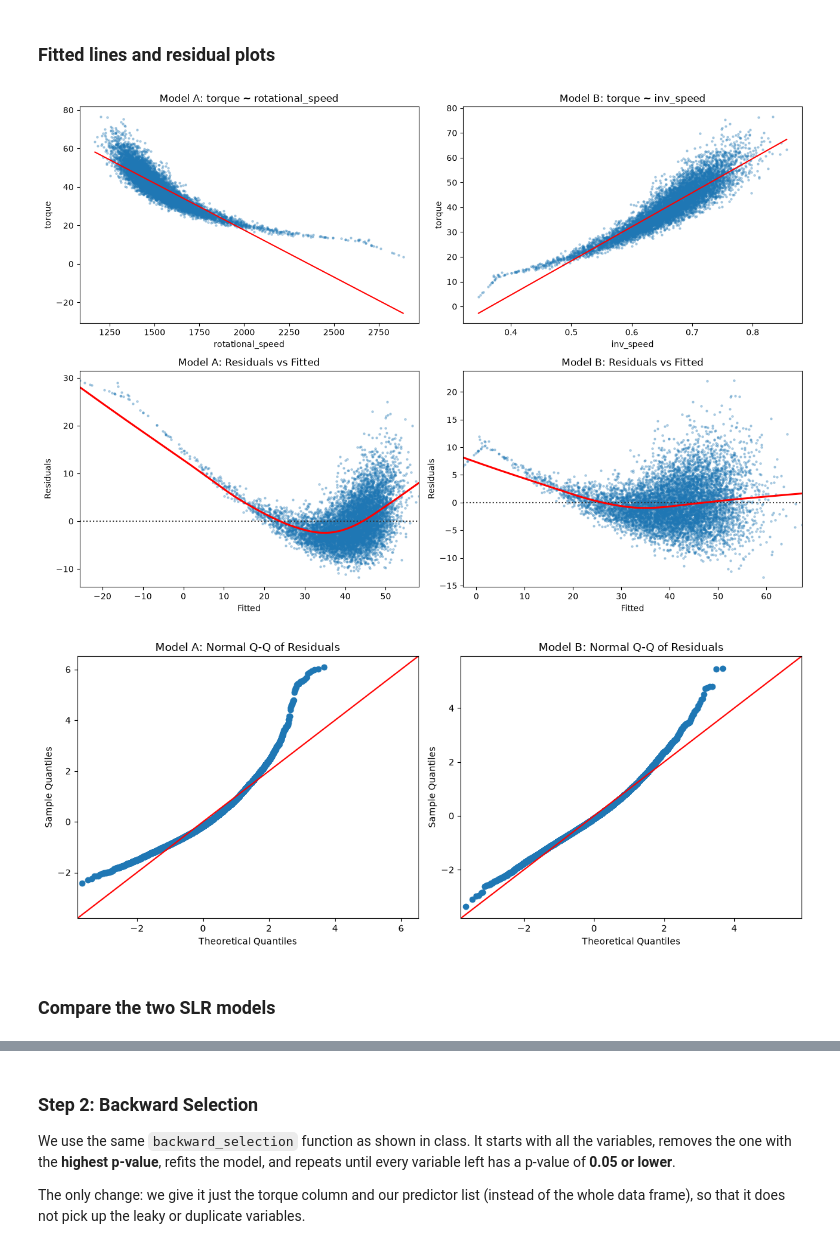
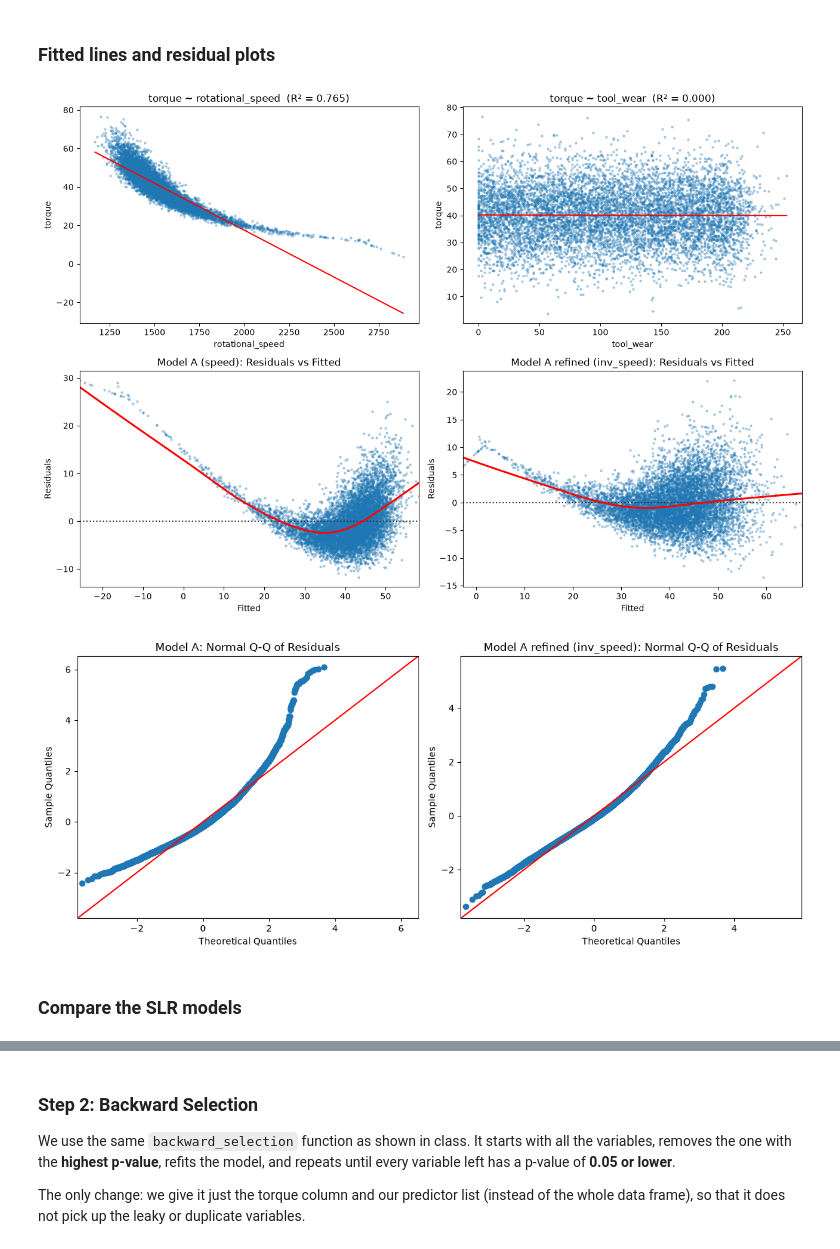
Before and after one commit to DavisenV/Group1-PROG8431-ProblemAnalysis_Workshop_C, a Jupyter notebook: Workshop_C.ipynb, the cells around one changed output, grey strips where cells are left out. Saved outputs shown, nothing was run; the diff lists cells and outputs as text; code cells hidden in the pictures.

```diff
--- a/Workshop_C.ipynb
+++ b/Workshop_C.ipynb
@@ -550,7 +582,7 @@ df_clean["failure_type"] = df_clean.apply(label_failure, axis=1)
 
 # Time variables from the timestamp
 df_clean["hour"] = df_clean["timestamp"].dt.hour
-df_clean["day_of_week"] = df_clean["timestamp"].dt.dayofweek      # 0 = Monday, 6 = Sunday
+df_clean["day_of_week"] = df_clean["timestamp"].dt.day_of_week      # 0 = Monday, 6 = Sunday
 df_clean["month"] = df_clean["timestamp"].dt.month
 df_clean["is_weekend"] = (df_clean["day_of_week"] >= 5).astype(int)
 
@@ -1012,5 +1056,5 @@ Test RMSE (Model A): 4.79
 # %%
-slr_b = smf.ols("torque ~ inv_speed", data=train).fit()
+slr_b = smf.ols("torque ~ tool_wear", data=train).fit()
 
 print(slr_b.summary())
 
@@ -1022,6 +1066,7 @@ RMSE_tst_b = np.sqrt(mean_squared_error(test["torque"], pred_test))
 
 print(f"Train RMSE (Model B): {RMSE_trn_b:.2f}")
 print(f"Test RMSE (Model B): {RMSE_tst_b:.2f}")
+print(f"Standard deviation of torque (train): {train['torque'].std():.2f}")
 # %% [output]
                             OLS Regression Results
 ==============================================================================
@@ -1042,0 +1093,13 @@ Test RMSE (Model B): 4.01
+# %%
+slr_log = smf.ols("torque ~ log_speed", data=train).fit()
+slr_inv = smf.ols("torque ~ inv_speed", data=train).fit()
+
+print(slr_inv.summary())
+
+RMSE_trn_log = np.sqrt(mean_squared_error(train["torque"], slr_log.predict(train)))
+RMSE_tst_log = np.sqrt(mean_squared_error(test["torque"], slr_log.predict(test)))
+RMSE_trn_inv = np.sqrt(mean_squared_error(train["torque"], slr_inv.predict(train)))
+RMSE_tst_inv = np.sqrt(mean_squared_error(test["torque"], slr_inv.predict(test)))
+
+print(f"log_speed: R2 = {slr_log.rsquared:.3f} | Train RMSE {RMSE_trn_log:.2f} | Test RMSE {RMSE_tst_log:.2f}")
+print(f"inv_speed: R2 = {slr_inv.rsquared:.3f} | Train RMSE {RMSE_trn_inv:.2f} | Test RMSE {RMSE_tst_inv:.2f}")
@@ -1045,52 +1126,40 @@ Test RMSE (Model B): 4.01
 # %%
 fig, axes = plt.subplots(2, 2, figsize=(13, 9))
 
-# Model A: fitted line
-axes[0, 0].scatter(train["rotational_speed"], train["torque"], s=5, alpha=0.3)
-x_line = np.linspace(train["rotational_speed"].min(), train["rotational_speed"].max(), 100)
-axes[0, 0].plot(x_line, slr_a.predict(pd.DataFrame({"rotational_speed": x_line})), color="red")
-axes[0, 0].set_title("Model A: torque ~ rotational_speed")
-axes[0, 0].set_xlabel("rotational_speed")
-axes[0, 0].set_ylabel("torque")
+# Model A and Model B: fitted lines
+for ax, model, x in [(axes[0, 0], slr_a, "rotational_speed"), (axes[0, 1], slr_b, "tool_wear")]:
+    ax.scatter(train[x], train["torque"], s=5, alpha=0.3)
+    x_line = np.linspace(train[x].min(), train[x].max(), 100)
+    ax.plot(x_line, model.predict(pd.DataFrame({x: x_line})), color="red")
+    ax.set_title(f"torque ~ {x}  (R² = {model.rsquared:.3f})")
+    ax.set_xlabel(x)
+    ax.set_ylabel("torque")
 
-# Model B: fitted line
-axes[0, 1].scatter(train["inv_speed"], train["torque"], s=5, alpha=0.3)
-x_line = np.linspace(train["inv_speed"].min(), train["inv_speed"].max(), 100)
-axes[0, 1].plot(x_line, slr_b.predict(pd.DataFrame({"inv_speed": x_line})), color="red")
-axes[0, 1].set_title("Model B: torque ~ inv_speed")
-axes[0, 1].set_xlabel("inv_speed")
-axes[0, 1].set_ylabel("torque")
-
-# Residuals vs Fitted (same as the demo)
-sns.residplot(x=slr_a.fittedvalues, y=slr_a.resid, lowess=True,
-              scatter_kws={"s": 5, "alpha": 0.3}, line_kws={"color": "red"}, ax=axes[1, 0])
-axes[1, 0].set_title("Model A: Residuals vs Fitted")
-axes[1, 0].set_xlabel("Fitted")
-axes[1, 0].set_ylabel("Residuals")
-
-sns.residplot(x=slr_b.fittedvalues, y=slr_b.resid, lowess=True,
-              scatter_kws={"s": 5, "alpha": 0.3}, line_kws={"color": "red"}, ax=axes[1, 1])
-axes[1, 1].set_title("Model B: Residuals vs Fitted")
-axes[1, 1].set_xlabel("Fitted")
-axes[1, 1].set_ylabel("Residuals")
+# Residuals vs Fitted: Model A before and after the reciprocal transformation (same as the demo)
+for ax, model, title in [(axes[1, 0], slr_a, "Model A (speed)"), (axes[1, 1], slr_inv, "Model A refined (inv_speed)")]:
+    sns.residplot(x=model.fittedvalues, y=model.resid, lowess=True,
+                  scatter_kws={"s": 5, "alpha": 0.3}, line_kws={"color": "red"}, ax=ax)
+    ax.set_title(f"{title}: Residuals vs Fitted")
+    ax.set_xlabel("Fitted")
+    ax.set_ylabel("Residuals")
 
 plt.tight_layout()
 plt.show()
 # %% [output]
-[figure, old version]
+[figure, new version]
 # %%
 fig, axes = plt.subplots(1, 2, figsize=(12, 5))
 
 sm.qqplot(slr_a.resid, line='45', fit=True, ax=axes[0])
 axes[0].set_title("Model A: Normal Q-Q of Residuals")
 
-sm.qqplot(slr_b.resid, line='45', fit=True, ax=axes[1])
-axes[1].set_title("Model B: Normal Q-Q of Residuals")
+sm.qqplot(slr_inv.resid, line='45', fit=True, ax=axes[1])
+axes[1].set_title("Model A refined (inv_speed): Normal Q-Q of Residuals")
 
 plt.tight_layout()
 plt.show()
 # %% [output]
-[figure, old version]
+[figure, new version]
 # %% [markdown]
-### Compare the two SLR models
+### Compare the SLR models
 # %%
```
Also changed, not shown: parts of 42 cells of this notebook.
